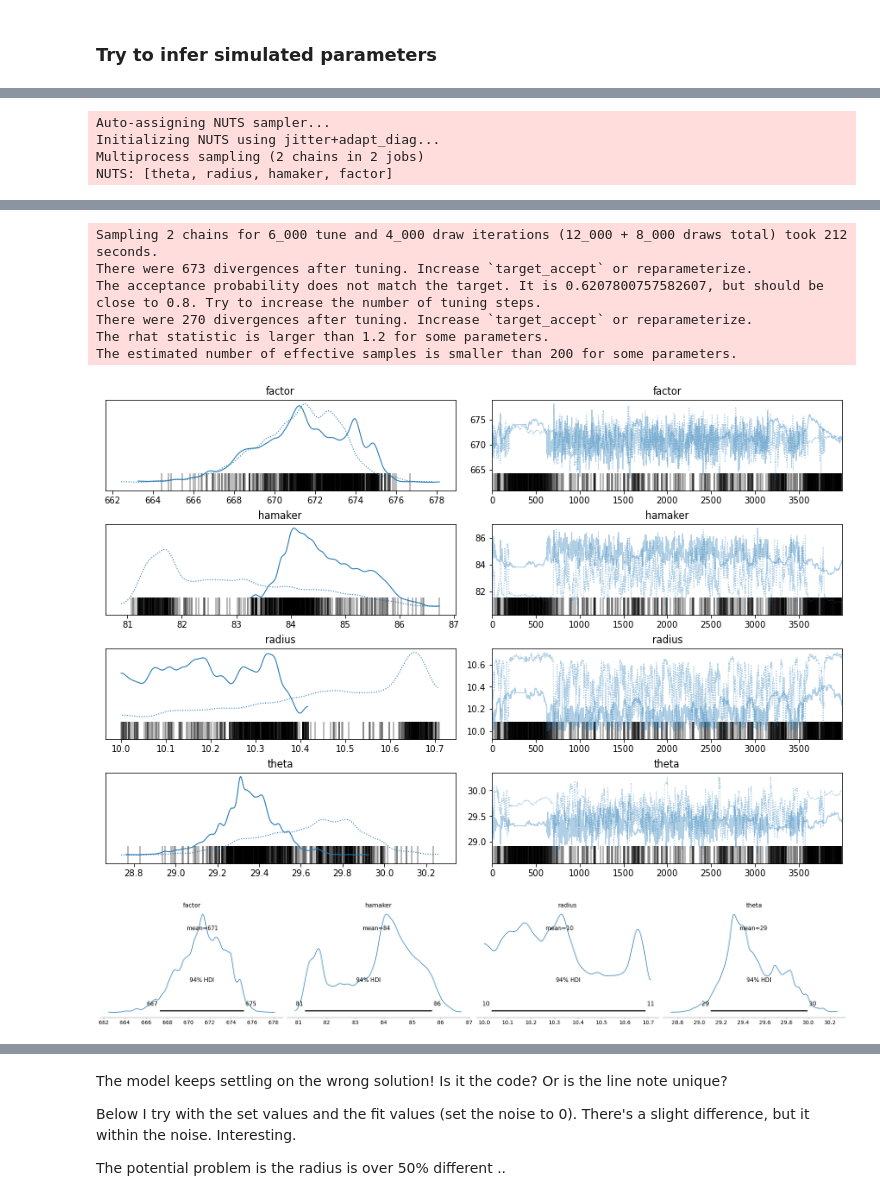
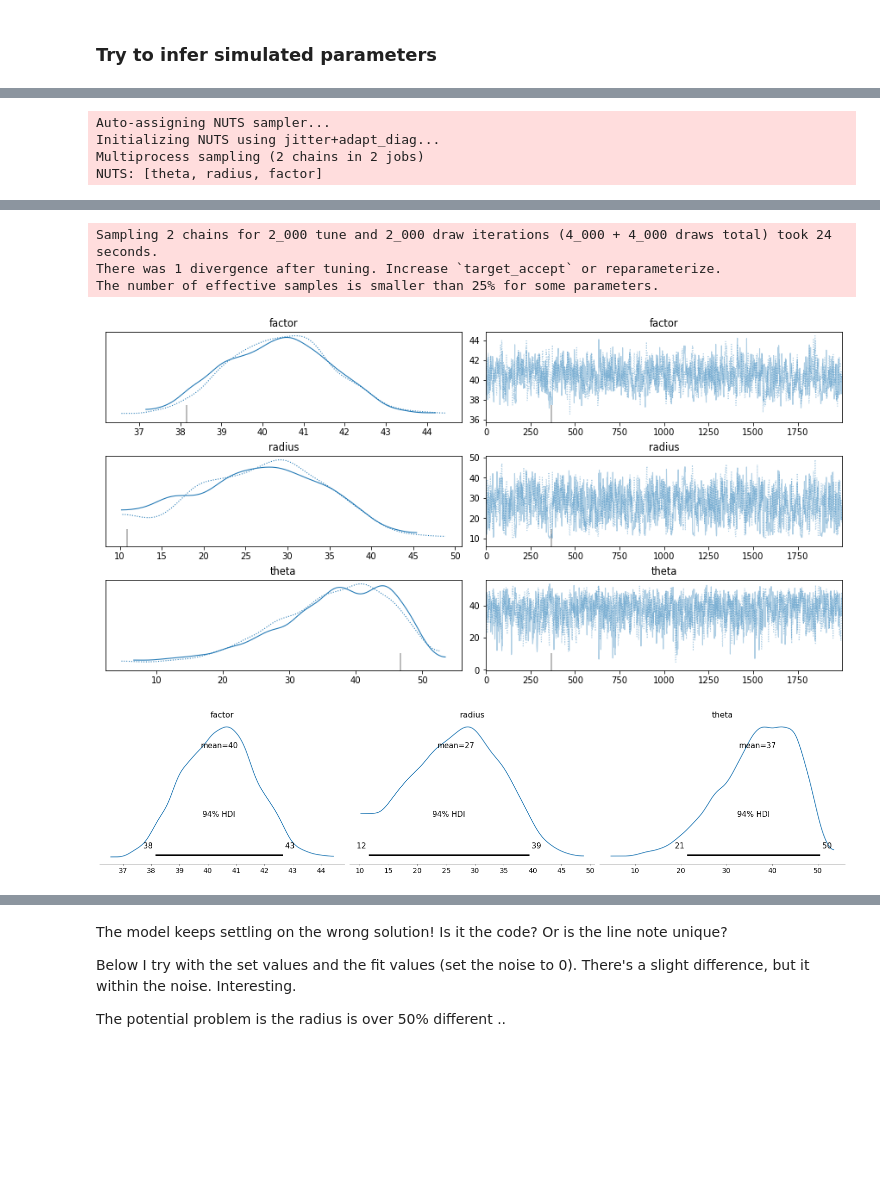
Before and after one commit to phys201/nc_AFM, a Jupyter notebook: documentation.ipynb, the cells around one changed output, grey strips where cells are left out. Cells and saved outputs as stored; diff of their text form; code cells hidden in the pictures; blank space fills up the shorter version.

```diff
--- a/documentation.ipynb
+++ b/documentation.ipynb
@@ -748,25 +742,22 @@ map_estimate
 # %%
 with m3_rep_model:
-    trace =pm.sample(4000, tune = 6000, start = map_estimate, return_inferencedata=True)
+    trace =pm.sample(2000, tune = 2000, start = map_estimate, return_inferencedata=True)
     az.plot_trace(trace);
 # %% [output]
 Auto-assigning NUTS sampler...
 Initializing NUTS using jitter+adapt_diag...
 Multiprocess sampling (2 chains in 2 jobs)
-NUTS: [theta, radius, hamaker, factor]
+NUTS: [theta, radius, factor]
 [interactive output not drawn]
-Sampling 2 chains for 6_000 tune and 4_000 draw iterations (12_000 + 8_000 draws total) took 212 seconds.
-There were 673 divergences after tuning. Increase `target_accept` or reparameterize.
-The acceptance probability does not match the target. It is 0.6207800757582607, but should be close to 0.8. Try to increase the number of tuning steps.
-There were 270 divergences after tuning. Increase `target_accept` or reparameterize.
-The rhat statistic is larger than 1.2 for some parameters.
-The estimated number of effective samples is smaller than 200 for some parameters.
+Sampling 2 chains for 2_000 tune and 2_000 draw iterations (4_000 + 4_000 draws total) took 24 seconds.
+There was 1 divergence after tuning. Increase `target_accept` or reparameterize.
+The number of effective samples is smaller than 25% for some parameters.
-[figure, old version]
+[figure, new version]
 # %%
 with m3_rep_model:
     az.plot_posterior(trace)
 # %% [output]
-[figure, old version]
+[figure, new version]
 # %%
 posterior_dataframe_m3 = trace.posterior.to_dataframe()
 # %%
```
Also changed, not shown: parts of 19 cells of this notebook.
